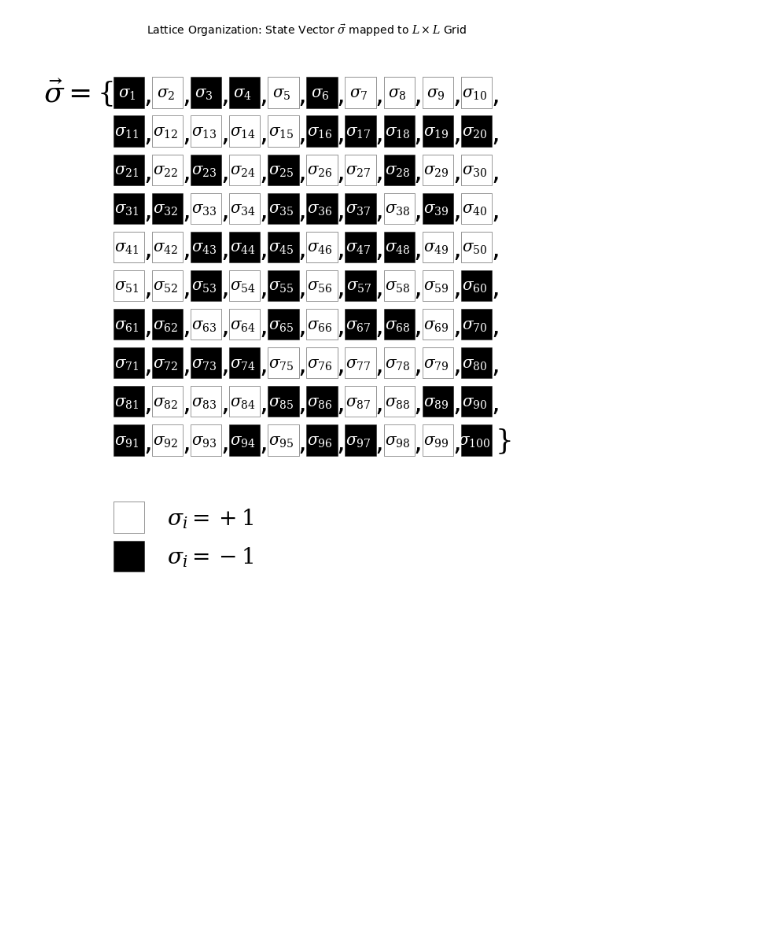
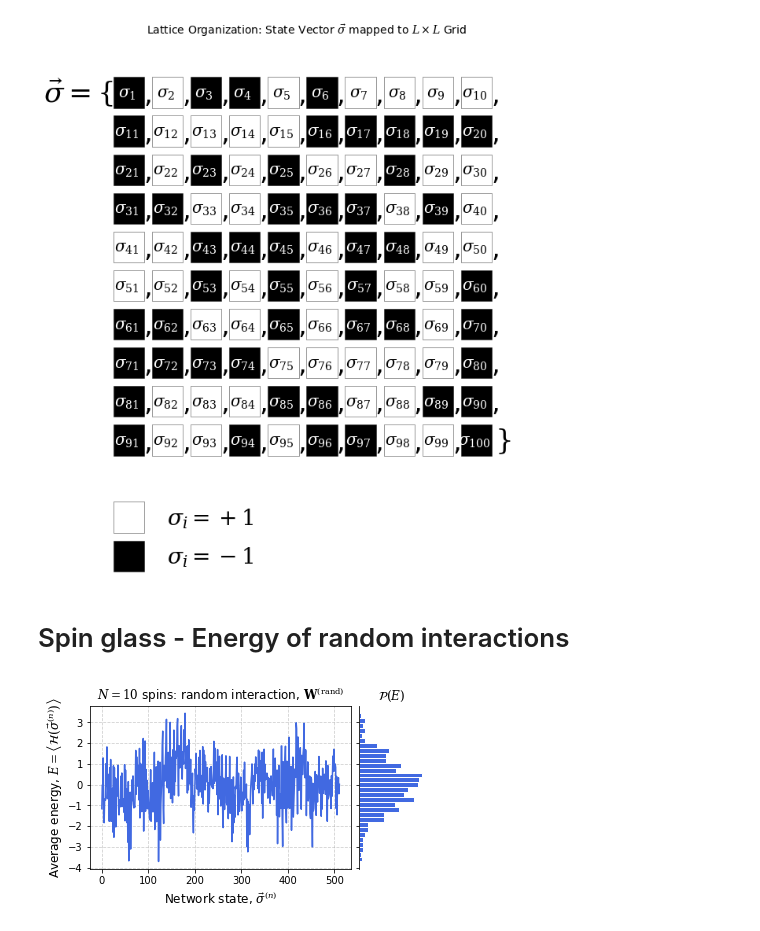
Before and after one commit to neuro-physics/hopfield-neural-network, a Jupyter notebook: hopfield_model.ipynb, the cells around one changed output. Drawn from its saved outputs; the diff is of its cells as text; code cells hidden in the pictures; blank space fills up the shorter version.

Commit message:
adding spin glass energy plot

```diff
--- a/hopfield_model.ipynb
+++ b/hopfield_model.ipynb
@@ -563,3 +558,66 @@ plt.tight_layout()
 plt.show()
 # %% [output]
 [figure]
+# %% [markdown]
+# Spin glass - Energy of random interactions
+# %%
+import sys
+import numpy as np
+import matplotlib.pyplot as plt
+if hopfield:
+    del hopfield
+    del sys.modules['modules.hopfield']
+    import modules.hopfield as hopfield
+
+
+plt.rcParams["mathtext.fontset"] = "dejavuserif"
+
+
+# 1. Generate the states (using the efficient bit-shift method)
+np.random.seed(42)
+n_samples   = 10
+dist_type   = hopfield.DistributionType.Normal
+N           = 10
+half_states = hopfield.generate_ising_states(N)
+
+# 2. Define a random symmetric coupling matrix J (N x N)
+
+# 3. Vectorized Energy Calculation (Fastest method)
+# np.einsum performs the sum over spins for all configurations simultaneously
+avg_energies = np.mean([-0.5 * np.einsum('ki,ij,kj->k', half_states, hopfield.generate_random_interaction_matrix(N, dist_type=dist_type), half_states) for _ in range(n_samples)],axis=0)
+
+P,E = np.histogram(avg_energies,20)
+
+import matplotlib.pyplot as plt
+
+# Create the figure with GridSpec (4:1 ratio)
+fig = plt.figure(figsize=(6, 3))
+gs = fig.add_gridspec(1, 2, width_ratios=[4, 1], wspace=0.05)
+
+# 1. Main Plot: Energy vs State Index
+ax1 = fig.add_subplot(gs[0])
+ax1.plot(range(len(avg_energies)), avg_energies, color='royalblue', alpha=1.0)
+ax1.set_title(f"$N={N}$ spins: random interaction, $\\mathbf{{W}}^{{\\rm (rand)}}$")
+ax1.set_xlabel(r"Network state, $\vec{\sigma}^{(n)}$", fontsize=12)
+ax1.set_ylabel(r"Average energy, $E=\left\langle\mathcal{H}\left(\vec{\sigma}^{(n)}\right)\right\rangle$", fontsize=12)
+ax1.grid(True, linestyle='--', alpha=0.6)
+
+# 2. Side Plot: Vertical Histogram
+ax2 = fig.add_subplot(gs[1], sharey=ax1)
+ax2.hist(avg_energies, bins=30, orientation='horizontal', color='royalblue', alpha=1.0, edgecolor='white',density=True)
+ax2.set_title(r'$\mathcal{P}(E)$')
+#ax2.set_xlabel(r"$\mathcal{P}(E)$",fontsize=12)
+ax2.tick_params(axis='y', labelleft=False) # Remove redundant labels
+ax2.set_xticks([])
+#ax2.grid(True, axis='x', linestyle='--', alpha=0.6)
+# --- Styling to turn off spines ---
+for spine in ['top', 'right', 'bottom']:
+    ax2.spines[spine].set_visible(False)
+
+plt.tight_layout()
+
+fig.savefig('figures/ising_sping_glass_energy.png',dpi=300,bbox_inches='tight')
+
+plt.show()
+# %% [output]
+[figure, added]
```
Also changed, not shown: parts of 4 cells of this notebook, 2 other files.
